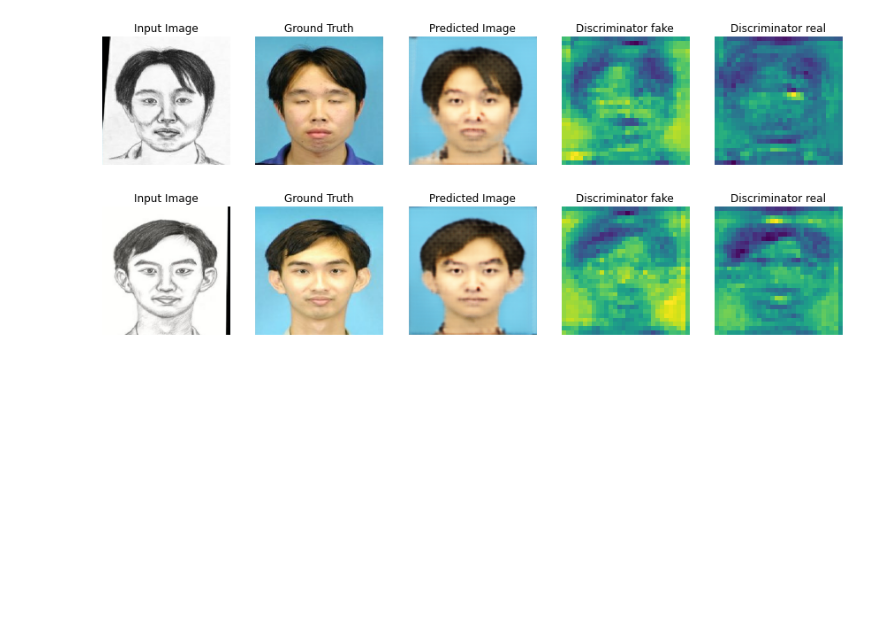
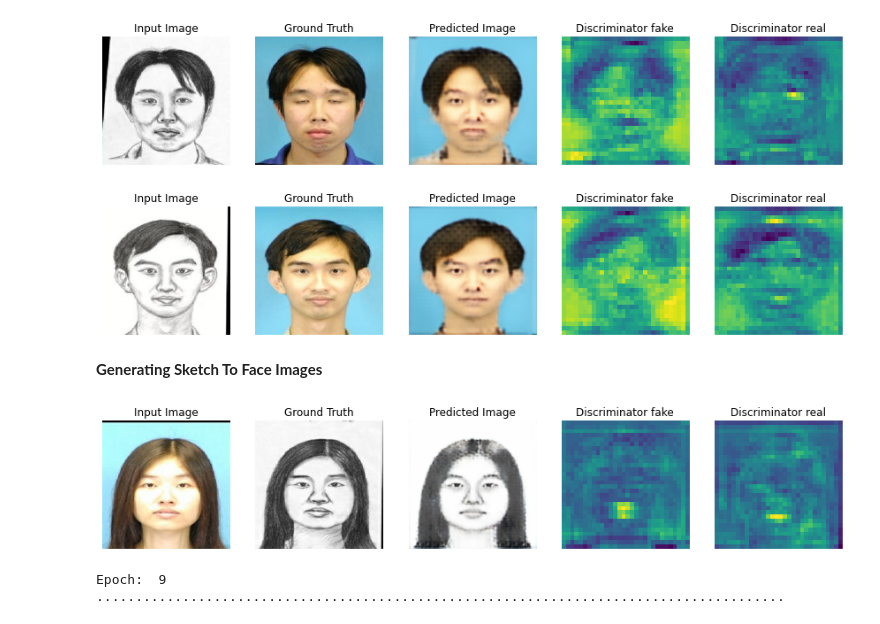
Before and after one commit to MithunKiniStar/AutoEncodersFaceSketch, a Jupyter notebook: GAN.ipynb, the cells around one changed output. Saved outputs shown, nothing was run; the diff lists cells and outputs as text; code cells hidden in the pictures; blank space fills up the shorter version.

```diff
--- a/GAN.ipynb
+++ b/GAN.ipynb
@@ -233,3 +247,25 @@ for i in test:
+# %%
+j=0
+for i in train_face_to_sketch:
+  im = i.split(' ')
+  # print(im)
+  im[0],im[1] = numpyimage(im[0], im[1])
+  im_v = cv.hconcat([im[0], im[1]])
+  cv.imwrite(path+'/pix2pix/train_face_to_sketch/concat/'+str(j)+'_merged.jpg', im_v)
+  # plt.figure()
+  # # plt.imshow(im_v/255.0)
+  j = j+1
+# %%
+j=0
+for i in test_face_to_sketch:
+  im = i.split(' ')
+  # print(im)
+  im[0],im[1] = numpyimage(im[0], im[1])
+  im_v = cv.hconcat([im[0], im[1]])
+  cv.imwrite(path+'/pix2pix/test_face_to_sketch/concat/'+str(j)+'_merged.jpg', im_v)
+  # plt.figure()
+  # # plt.imshow(im_v/255.0)
+  j = j+1
 # %%
 BUFFER_SIZE = 400
 BATCH_SIZE = 1
@@ -290,3 +330,15 @@ test_dataset = test_dataset.batch(BATCH_SIZE)
+# %%
+train_dataset_f2s = tf.data.Dataset.list_files(path+'/pix2pix/train_face_to_sketch/concat/*.jpg')
+train_dataset_f2s = train_dataset_f2s.map(load_image_train,
+                                  num_parallel_calls=tf.data.experimental.AUTOTUNE)
+train_dataset_f2s = train_dataset_f2s.shuffle(BUFFER_SIZE)
+train_dataset_f2s = train_dataset_f2s.batch(BATCH_SIZE)
+# %%
+test_dataset_f2s = tf.data.Dataset.list_files(path+'/pix2pix/test_face_to_sketch/concat/*.jpg')
+test_dataset_f2s = test_dataset_f2s.map(load_image_train,
+                                  num_parallel_calls=tf.data.experimental.AUTOTUNE)
+test_dataset_f2s = test_dataset_f2s.shuffle(BUFFER_SIZE)
+test_dataset_f2s = test_dataset_f2s.batch(BATCH_SIZE)
 # %% [markdown]
 **Build Generator**
 # %%
@@ -584,3 +631,11 @@ for inp, tar in test_dataset.take(5):
 [figure]
 [figure]
 [figure]
+# %% [markdown]
+**Generating Sketch To Face Images**
+# %%
+fit(train_dataset_f2s, EPOCHS, test_dataset_f2s)
+# %% [output]
+[figure, added]
+Epoch:  9
+........................................................................................
```
Also changed, not shown: parts of 9 cells of this notebook.
